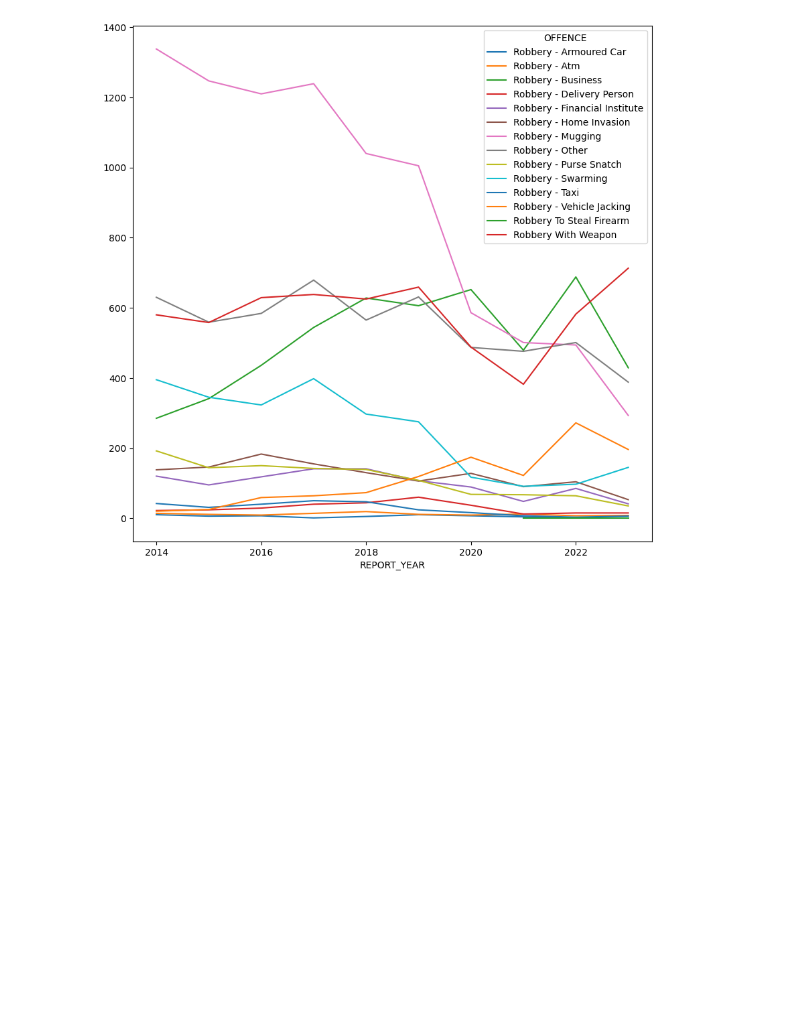
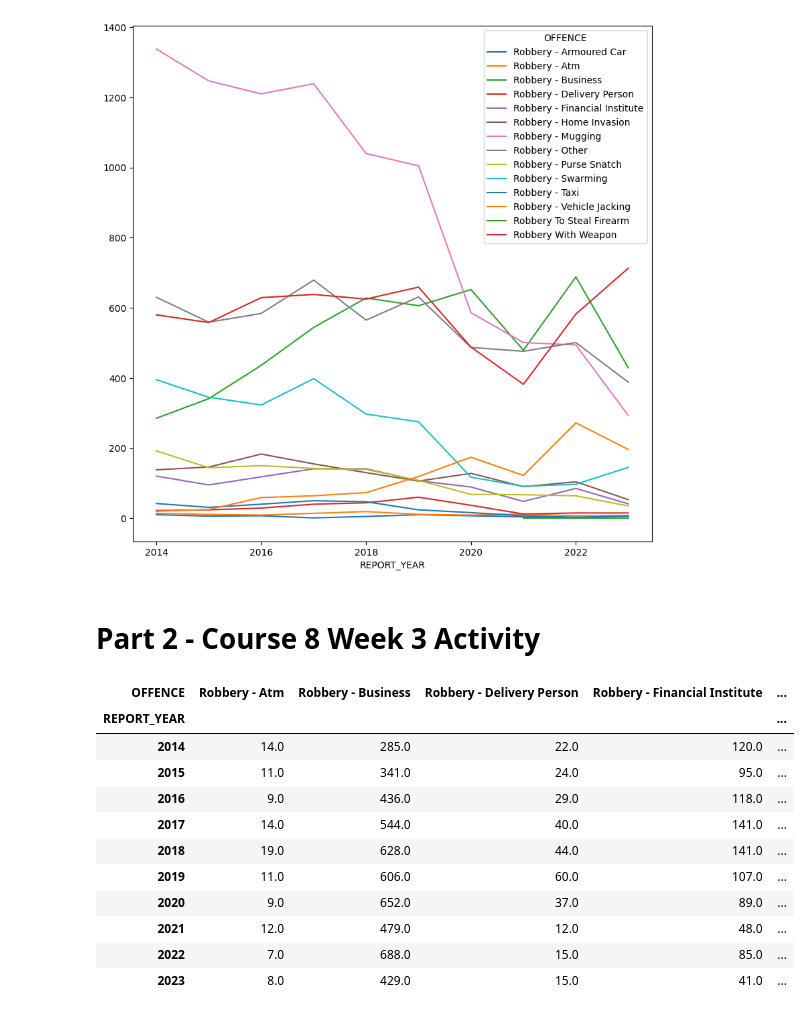
Before and after one commit to jjmmchema/robbery-data, a Jupyter notebook: TorontoRobberyData.ipynb, the cells around one changed output. Cells and saved outputs as stored; diff of their text form; code cells hidden in the pictures; blank space fills up the shorter version.

```diff
--- a/TorontoRobberyData.ipynb
+++ b/TorontoRobberyData.ipynb
@@ -266,3 +267,5 @@ df_easy.plot.line(figsize=(10, 10))
 # %% [output]
 <Axes: xlabel='REPORT_YEAR'>
 [figure]
+# %% [markdown]
+# Part 2 - Course 8 Week 3 Activity
@@ -268,0 +278,17 @@ df_easy.plot.line(figsize=(10, 10))
+# %%
+df_easy
+df_waffles = df_easy.drop(columns=['Robbery To Steal Firearm', 'Robbery - Armoured Car'])
+df_waffles
+# %% [output]
+| OFFENCE | Robbery - Atm | Robbery - Business | Robbery - Delivery Person | Robbery - Financial Institute | ... |
+| REPORT_YEAR |  |  |  |  | ... |
+| 2014 | 14.0 | 285.0 | 22.0 | 120.0 | ... |
+| 2015 | 11.0 | 341.0 | 24.0 | 95.0 | ... |
+| 2016 | 9.0 | 436.0 | 29.0 | 118.0 | ... |
+| 2017 | 14.0 | 544.0 | 40.0 | 141.0 | ... |
+| 2018 | 19.0 | 628.0 | 44.0 | 141.0 | ... |
+| 2019 | 11.0 | 606.0 | 60.0 | 107.0 | ... |
+| 2020 | 9.0 | 652.0 | 37.0 | 89.0 | ... |
+| 2021 | 12.0 | 479.0 | 12.0 | 48.0 | ... |
+| 2022 | 7.0 | 688.0 | 15.0 | 85.0 | ... |
+| 2023 | 8.0 | 429.0 | 15.0 | 41.0 | ... |
```
Also changed, not shown: parts of 9 cells of this notebook.
